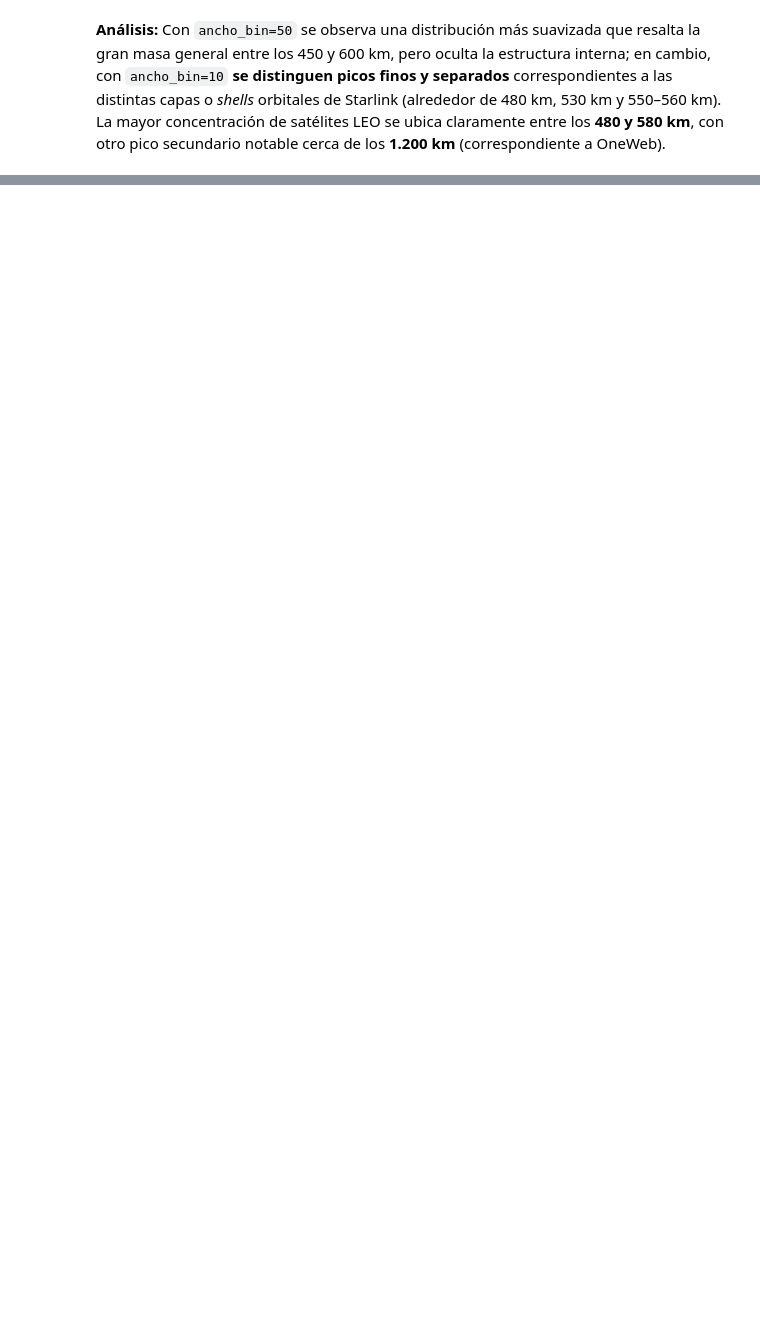
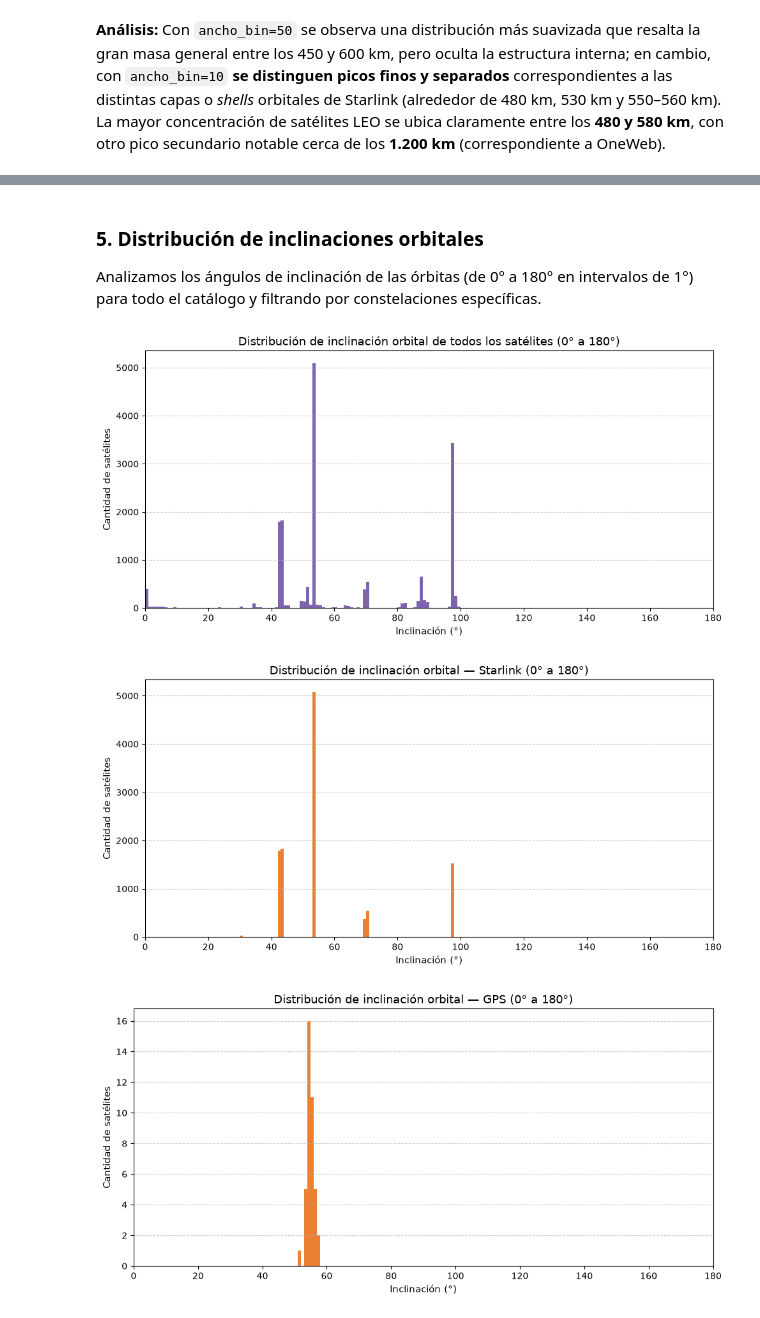
Before and after one commit to VicenteODwyer/SatelitesVO, a Jupyter notebook: informe.ipynb, the cells around one changed output, grey strips where cells are left out. Drawn from its saved outputs; the diff is of its cells as text; code cells hidden in the pictures; blank space fills up the shorter version.

```diff
--- a/informe.ipynb
+++ b/informe.ipynb
@@ -284,0 +303,12 @@ NameError: name 'graficar_histograma_leo' is not defined
+# %% [markdown]
+### 5. Distribución de inclinaciones orbitales
+
+Analizamos los ángulos de inclinación de las órbitas (de 0° a 180° en intervalos de 1°) para todo el catálogo y filtrando por constelaciones específicas.
+# %%
+fig7, ax7 = graficar_histograma_inclinaciones(registros)
+fig8, ax8 = graficar_histograma_inclinaciones(registros, grupo_filtro="Starlink")
+fig9, ax9 = graficar_histograma_inclinaciones(registros, grupo_filtro="GPS")
+# %% [output]
+[figure, added]
+[figure, added]
+[figure, added]
```
Also changed, not shown: parts of 16 cells of this notebook.
